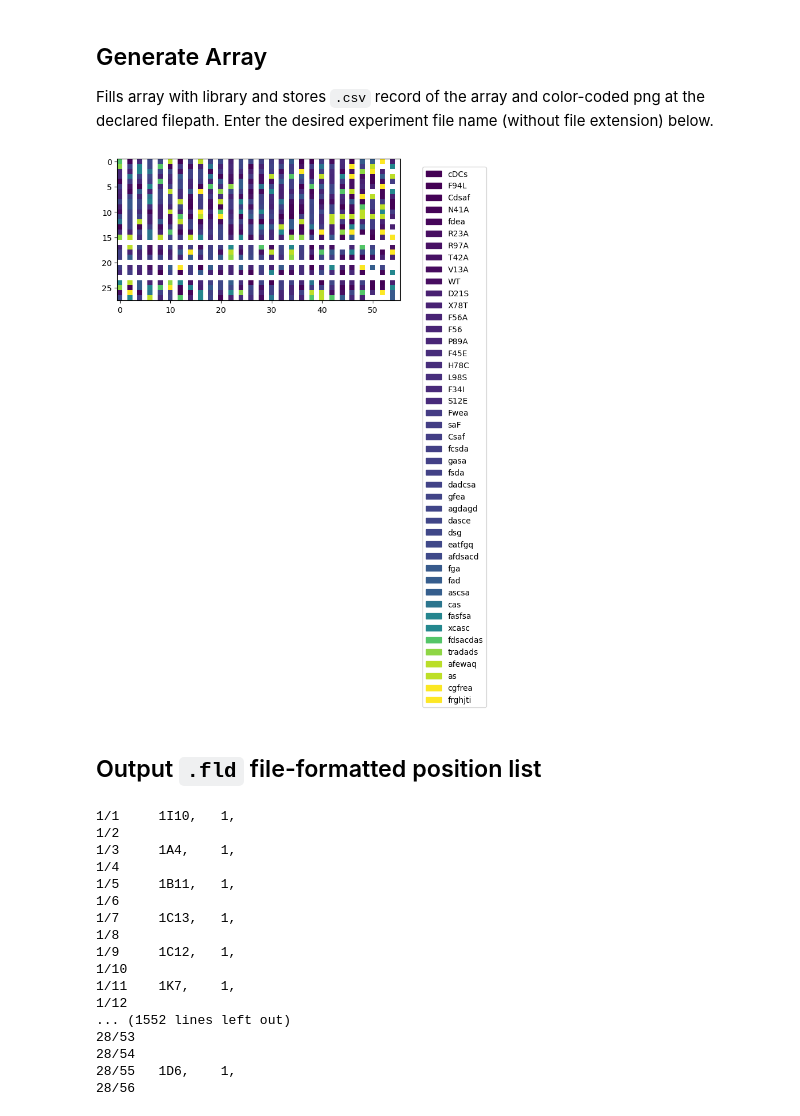
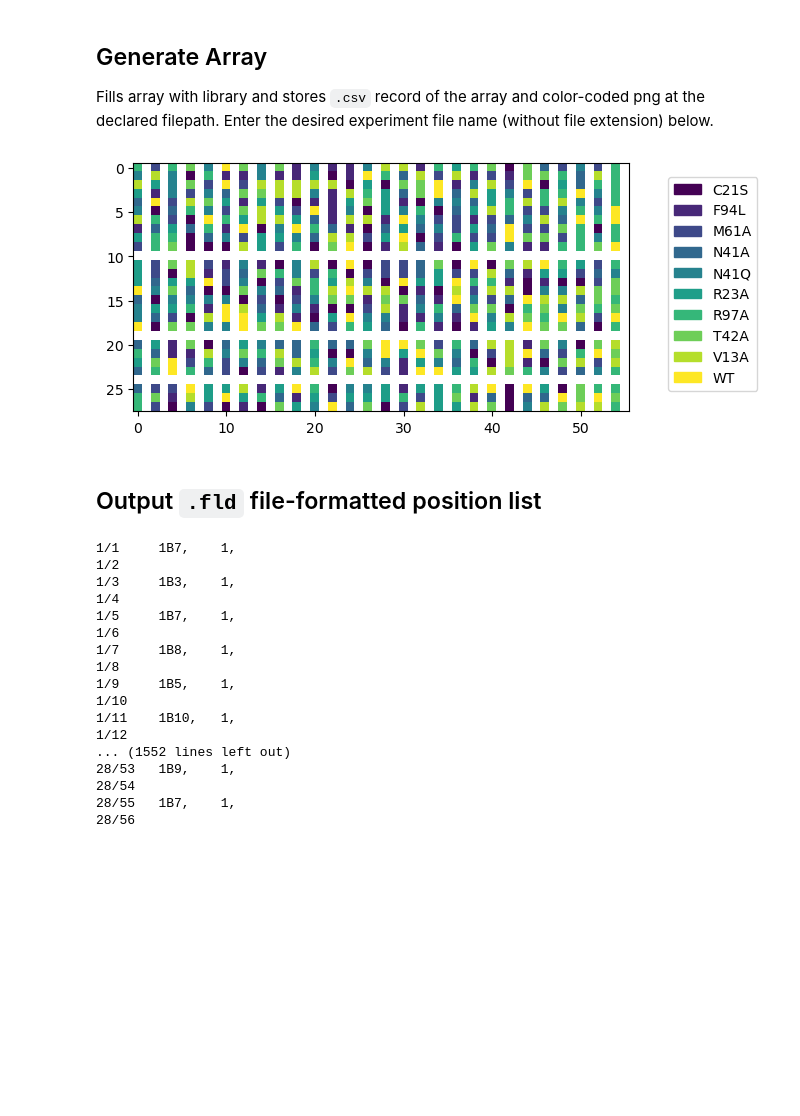
Before and after one commit to pinneylab/Array-Print, a Jupyter notebook: notebooks/array-print.ipynb, the cells around one changed output. Drawn from its saved outputs; the diff is of its cells as text; code cells hidden in the pictures; blank space fills up the shorter version.

```diff
--- a/notebooks/array-print.ipynb
+++ b/notebooks/array-print.ipynb
@@ -50,7 +52,7 @@ FileChooser(path='/Users/micaholivas/Desktop', filename='', title='', show_hidde
         C = pd.Index(list(range(1,25)), name="columns")
 
         # import library
-        library_idx = pd.read_csv(plate_filepath, header=None)
+        library_idx = pd.read_csv(plate_filepath, header = None)
         missing_rows = 16 - library_idx.shape[0]
         for i in range(missing_rows):
             library_idx.loc[library_idx.shape[0] + 1] = np.nan
@@ -64,10 +66,18 @@ FileChooser(path='/Users/micaholivas/Desktop', filename='', title='', show_hidde
         library_idx = library_idx.replace({'0':None, 0:None, np.nan:None})
 
         # import cat bins
-        library_bins = pd.read_csv(cat_filepath, header=None)
+        library_bins = pd.read_csv(cat_filepath, header = None)
+        missing_rows = 16 - library_bins.shape[0]
+        for i in range(missing_rows):
+            library_bins.loc[library_bins.shape[0] + 1] = np.nan
+
+        missing_columns = 24 - library_bins.shape[1]
+        for i in range(missing_columns):
+            library_bins[library_bins.shape[1] + 1] = np.nan
+
         library_bins.index = I
         library_bins.columns = C
-        library_bins = library_bins.replace({'0':None, 0:None})
+        library_bins = library_bins.replace({'0':None, 0:None, np.nan:None})
 
         print(library_idx, '\n', library_bins)
 
@@ -87,9 +97,9 @@ FileChooser(path='/Users/micaholivas/Desktop', filename='', title='', show_hidde
         for i in range(missing_columns):
             library_idx[library_idx.shape[1] + 1] = np.nan
 
-        library_idx.index = I
-        library_idx.columns = C
-        library_idx = library_idx.replace({'0':None, 0:None, np.nan:None})
+        library_bins.index = I
+        library_bins.columns = C
+        library_bins = library_bins.replace({'0':None, 0:None, np.nan:None})
 
         print(library_idx)
 # %% [output]
@@ -255,11 +265,19 @@ def make_cat_array(filename, bin = bin):
 
     nu_array = array.copy()
 
+    # replicate blocks
     for i in range(blocks - 1):
         nu_array = np.concatenate((nu_array, array), axis = 1)
 
+    # introduce empty column
     empty_col_indices = np.random.choice(nu_array.shape[1], empty_columns, replace = False)
     nu_array[:, empty_col_indices] = None
+
+    # introduce empty rows
+    if skip_rows == 'y':
+        filled_range = list(range(0, total_rows, 2))
+        empty_row_indices = list(set(list(range(total_rows))) - set(filled_range))
+        nu_array[empty_row_indices, :] = None
 
     # save array record
     np.savetxt((cwd + "/%s.csv" % filename), array, delimiter=",")
@@ -268,15 +286,15 @@ def make_cat_array(filename, bin = bin):
     trans_array = np.transpose(nu_array)
     print_array = np.flip(trans_array, axis=0)
 
-    # map unique colors to unique
+    # map unique colors to unique library members
     im = plt.imshow(print_array)
-    values = list(member_count.values())
+    values = list(init_member_idx.values())
     colors = [ im.cmap(im.norm(value)) for value in values ]
-    patches = [ mpatches.Patch(color = colors[i], label = "{l}".format(l = list(member_count.keys())[i])) for i in range(len(values)) ]
+    patches = [ mpatches.Patch(color = colors[i], label = "{l}".format(l = list(init_member_idx.keys())[i])) for i in range(len(values)) ]
 
     # plot array and print
-    plt.legend(handles = patches, bbox_to_anchor=(1.05, 20), loc=3, borderaxespad=1)
-    plt.tight_layout()
+    plt.legend(handles = patches, bbox_to_anchor=(1.05, 1), loc=2, borderaxespad=1)
+    # plt.tight_layout()
     plt.savefig("%s.png" % filename, dpi = 300, transparent = False)
     plt.show()
 
@@ -285,14 +303,14 @@ def make_cat_array(filename, bin = bin):
 ## Generate Array
 Fills array with library and stores `.csv` record of the array and color-coded png at the declared filepath. Enter the desired experiment file name (without file extension) below.
 # %%
-filename = "my_print" # name with no file extension (e.g. 'ACYP2_muts' NOT 'ACYP2_muts.csv')
+filename = "9mutsPlusWT_210902" # name with no file extension (e.g. 'ACYP2_muts' NOT 'ACYP2_muts.csv')
 
 if user_binning == 'yes':
     final_array, member_count = make_cat_array(filename)
 elif user_binning == 'no':
     final_array, member_count = make_array(filename)
 # %% [output]
-[figure, old version]
+[figure, new version]
 # %% [markdown]
 ## Output `.fld` file-formatted position list
 # %%
@@ -309,20 +327,20 @@ for i in range(0, (total_columns)):
             #print(current_df)
             print(current_fld_loc + '\t' + '1' + array_loc_print + ',' + '\t' + '1,')
 # %% [output]
-1/1     1I10,   1,
+1/1     1B7,    1,
 1/2
-1/3     1A4,    1,
+1/3     1B3,    1,
 1/4
-1/5     1B11,   1,
+1/5     1B7,    1,
 1/6
-1/7     1C13,   1,
+1/7     1B8,    1,
 1/8
-1/9     1C12,   1,
+1/9     1B5,    1,
 1/10
-1/11    1K7,    1,
+1/11    1B10,   1,
 1/12
 ... (1552 lines left out)
-28/53
+28/53   1B9,    1,
 28/54
-28/55   1D6,    1,
+28/55   1B7,    1,
 28/56
```
Also changed, not shown: parts of 3 cells of this notebook, 6 other files.
